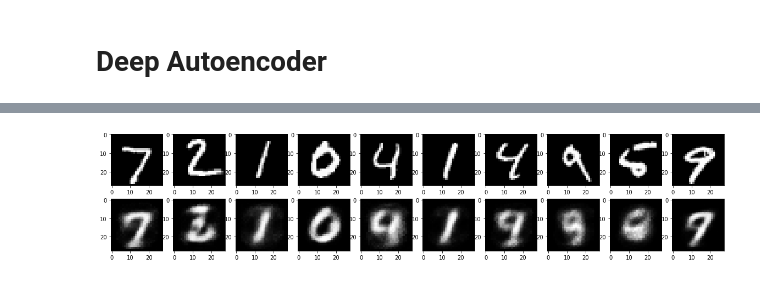
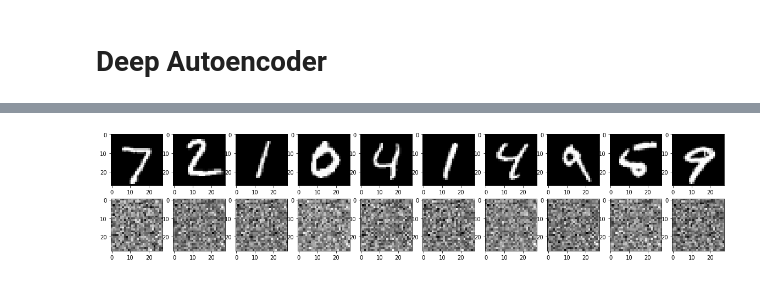
Before and after one commit to fereshteh95/Neural-Networks-Keras, a Jupyter notebook: Autoencoder_Keras.ipynb, the cells around one changed output, grey strips where cells are left out. Saved outputs shown, nothing was run; the diff lists cells and outputs as text; code cells hidden in the pictures.

```diff
--- a/Autoencoder_Keras.ipynb
+++ b/Autoencoder_Keras.ipynb
@@ -198,6 +182,13 @@ Epoch 100/100
+# %%
+encoded_input = Input(shape=(encoding_dim,))
+decoder_layer = autoencoder.layers[4](encoded_input)
+decoder_layer = autoencoder.layers[5](decoder_layer)
+decoder_layer = autoencoder.layers[6](decoder_layer)
+decoder = Model(encoded_input, decoder_layer)
 # %%
 encoded_train = encoder.predict(x_train_scaled)
 encoded_test = encoder.predict(x_test_scaled)
+decoded_test = decoder.predict(encoded_test)
 # %%
 model.fit(encoded_train, y_train, batch_size=4, epochs=30, shuffle=True, verbose=2, validation_data=(encoded_test, y_test))
 # %% [output]
@@ -222,23 +213,23 @@ Epoch 30/30
 # %%
 # use Matplotlib
 import matplotlib.pyplot as plt
 
 n = 10  # how many digits we will display
 plt.figure(figsize=(20, 4))
 for i in range(n):
     # display original
     ax = plt.subplot(2, n, i + 1)
     plt.imshow(x_test_scaled[i].reshape(28, 28))
     plt.gray()
 #    ax.get_xaxis().set_visible(False)
 #    ax.get_yaxis().set_visible(False)
 
     # display reconstruction
     ax = plt.subplot(2, n, i + 1 + n)
-    plt.imshow(decoded_tests[i].reshape(28, 28))
+    plt.imshow(decoded_test[i].reshape(28, 28))
     plt.gray()
 #    ax.get_xaxis().set_visible(False)
 #    ax.get_yaxis().set_visible(False)
 plt.show()
 # %% [output]
-[figure, old version]
+[figure, new version]
```
Also changed, not shown: parts of 12 cells of this notebook, 5 other files.
